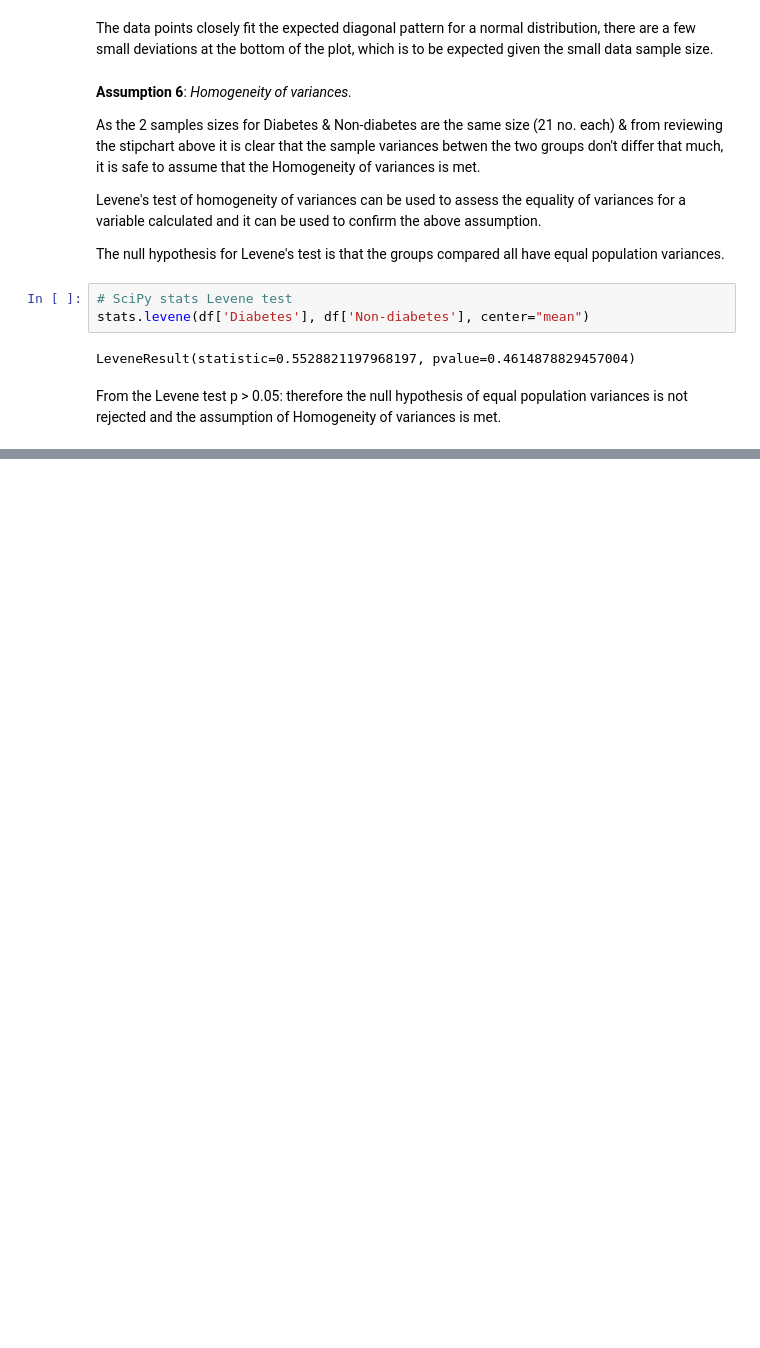
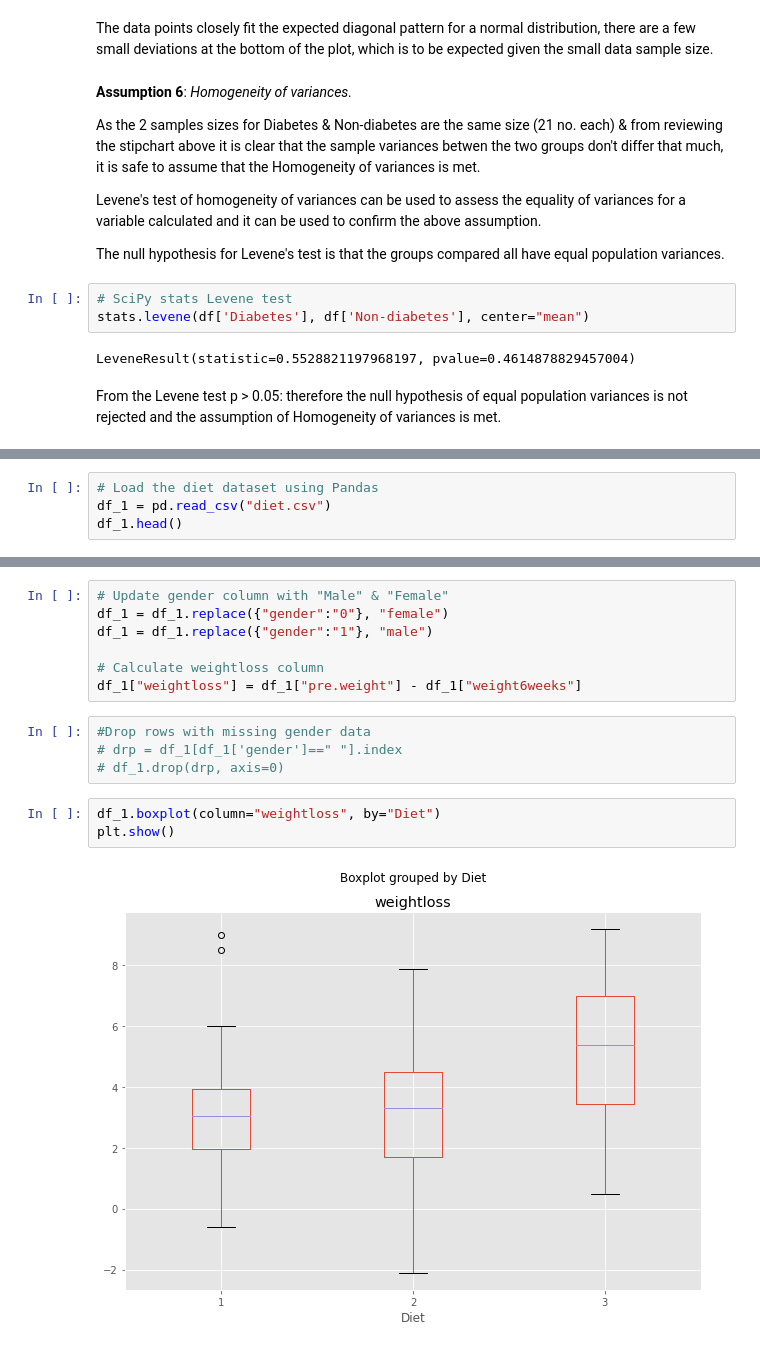
Before and after one commit to PaulSweeney89/ML-S_2021, a Jupyter notebook: scipy-stats.ipynb, the cells around one changed output, grey strips where cells are left out. Saved outputs shown, nothing was run; the diff lists cells and outputs as text; blank space fills up the shorter version.

```diff
--- a/scipy-stats.ipynb
+++ b/scipy-stats.ipynb
@@ -316,0 +382,4 @@ T-tests & ANOVA will provide the same results where only two samples are under c
+# %%
+# Load the diet dataset using Pandas
+df_1 = pd.read_csv("diet.csv")
+df_1.head()
@@ -316,0 +393,16 @@ T-tests & ANOVA will provide the same results where only two samples are under c
+# %%
+# Update gender column with "Male" & "Female"
+df_1 = df_1.replace({"gender":"0"}, "female")
+df_1 = df_1.replace({"gender":"1"}, "male")
+
+# Calculate weightloss column
+df_1["weightloss"] = df_1["pre.weight"] - df_1["weight6weeks"]
+# %%
+#Drop rows with missing gender data
+# drp = df_1[df_1['gender']==" "].index
+# df_1.drop(drp, axis=0)
+# %%
+df_1.boxplot(column="weightloss", by="Diet")
+plt.show()
+# %% [output]
+[figure, added]
```
Also changed, not shown: parts of 37 cells of this notebook, 2 other files.
